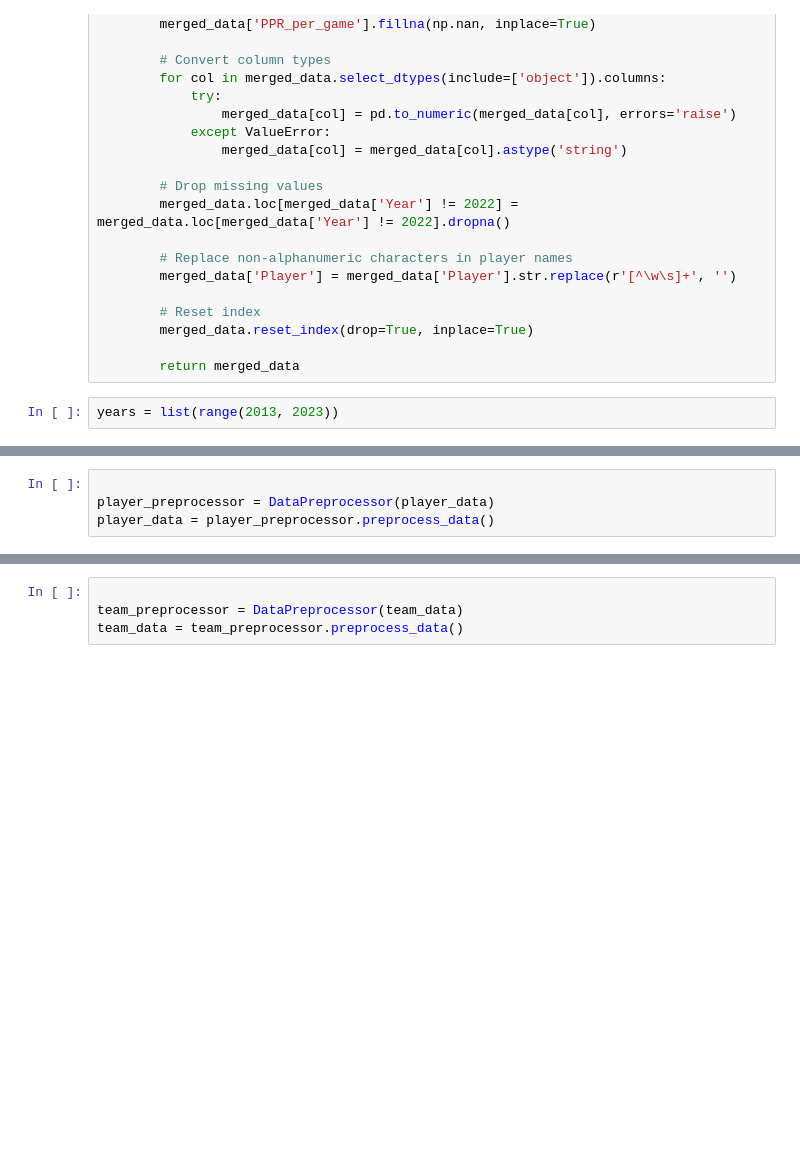
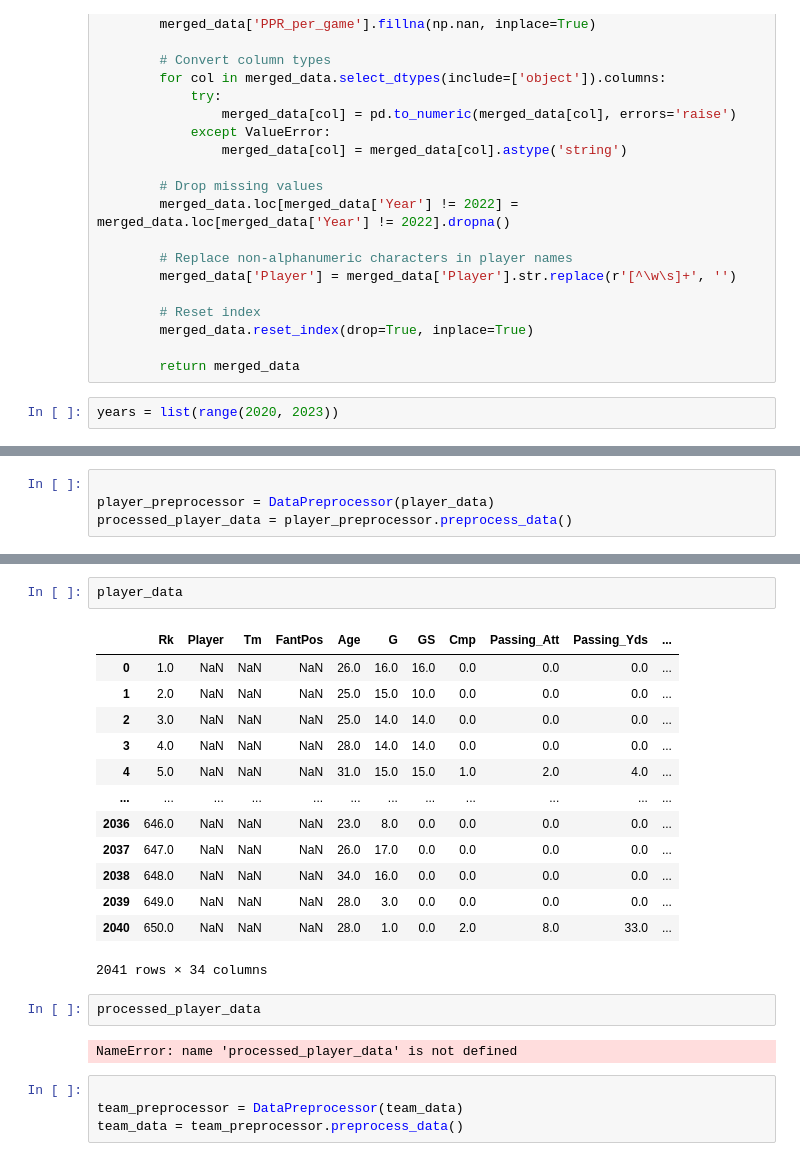
Before and after one commit to aleccwilliams810/Demo, a Jupyter notebook: PFR_ScrapeUpdated.ipynb, the cells around one changed output, grey strips where cells are left out. Cells and saved outputs as stored; diff of their text form; blank space fills up the shorter version.

```diff
--- a/PFR_ScrapeUpdated.ipynb
+++ b/PFR_ScrapeUpdated.ipynb
@@ -169,7 +186,7 @@ class MergeAndProcess:
 
         return merged_data
 # %%
-years = list(range(2013, 2023))
+years = list(range(2020, 2023))
 # %%
 scraper = DataScraper(years)
 player_data = scraper.scrape_player_data()
@@ -179,4 +194,4 @@ NameError: name 'SoupStrainer' is not defined
 # %%
 
 player_preprocessor = DataPreprocessor(player_data)
-player_data = player_preprocessor.preprocess_data()
+processed_player_data = player_preprocessor.preprocess_data()
@@ -183,3 +217,23 @@ player_data = player_preprocessor.preprocess_data()
+# %%
+player_data
+# %% [output]
+|  | Rk | Player | Tm | FantPos | Age | G | GS | Cmp | Passing_Att | Passing_Yds | ... |
+| 0 | 1.0 | NaN | NaN | NaN | 26.0 | 16.0 | 16.0 | 0.0 | 0.0 | 0.0 | ... |
+| 1 | 2.0 | NaN | NaN | NaN | 25.0 | 15.0 | 10.0 | 0.0 | 0.0 | 0.0 | ... |
+| 2 | 3.0 | NaN | NaN | NaN | 25.0 | 14.0 | 14.0 | 0.0 | 0.0 | 0.0 | ... |
+| 3 | 4.0 | NaN | NaN | NaN | 28.0 | 14.0 | 14.0 | 0.0 | 0.0 | 0.0 | ... |
+| 4 | 5.0 | NaN | NaN | NaN | 31.0 | 15.0 | 15.0 | 1.0 | 2.0 | 4.0 | ... |
+| ... | ... | ... | ... | ... | ... | ... | ... | ... | ... | ... | ... |
+| 2036 | 646.0 | NaN | NaN | NaN | 23.0 | 8.0 | 0.0 | 0.0 | 0.0 | 0.0 | ... |
+| 2037 | 647.0 | NaN | NaN | NaN | 26.0 | 17.0 | 0.0 | 0.0 | 0.0 | 0.0 | ... |
+| 2038 | 648.0 | NaN | NaN | NaN | 34.0 | 16.0 | 0.0 | 0.0 | 0.0 | 0.0 | ... |
+| 2039 | 649.0 | NaN | NaN | NaN | 28.0 | 3.0 | 0.0 | 0.0 | 0.0 | 0.0 | ... |
+| 2040 | 650.0 | NaN | NaN | NaN | 28.0 | 1.0 | 0.0 | 2.0 | 8.0 | 33.0 | ... |
+2041 rows × 34 columns
+# %%
+processed_player_data
+# %% [output]
+NameError: name 'processed_player_data' is not defined
 # %%
 
 team_preprocessor = DataPreprocessor(team_data)
```
Also changed, not shown: parts of 5 cells of this notebook.
